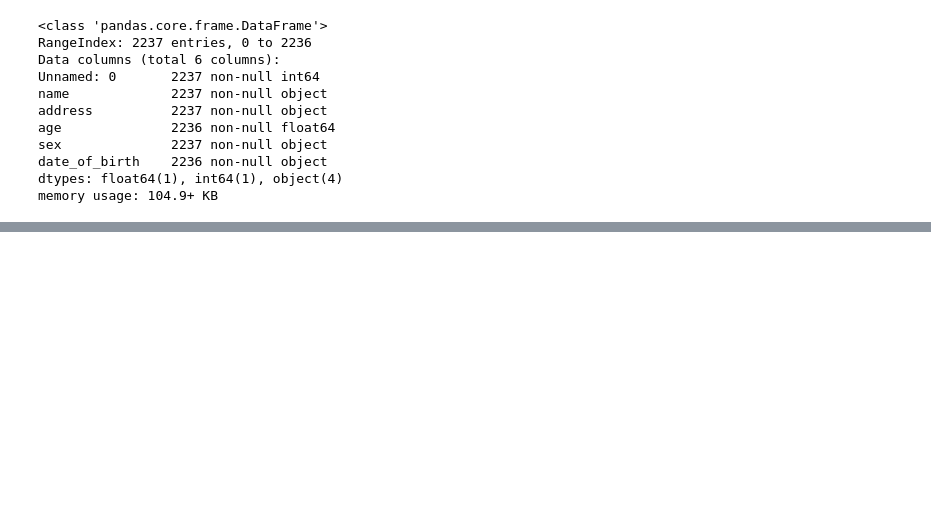
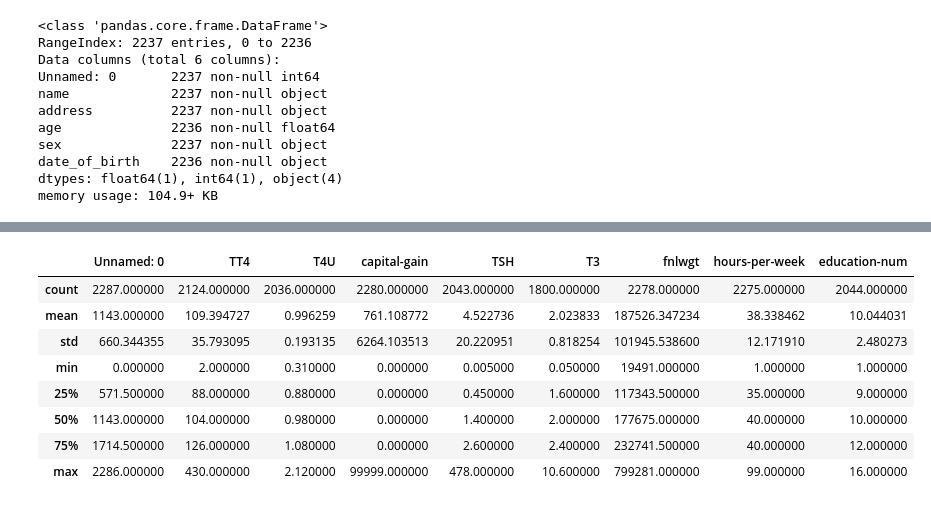
Before and after one commit to MatusPilnan/nadejny-informatik, a Jupyter notebook: utrzok-z-krabicky-od-marlboriek.ipynb, the cells around one changed output, grey strips where cells are left out. Saved outputs shown, nothing was run; the diff lists cells and outputs as text; code cells hidden in the pictures; blank space fills up the shorter version.

```diff
--- a/utrzok-z-krabicky-od-marlboriek.ipynb
+++ b/utrzok-z-krabicky-od-marlboriek.ipynb
@@ -45,0 +62,3 @@ memory usage: 104.9+ KB
+# %%
+other = pd.read_csv("data/other_train.csv")
+other['TBG'].unique()
@@ -45,0 +80,12 @@ memory usage: 104.9+ KB
+# %%
+other.describe()
+# %% [output]
+|  | Unnamed: 0 | TT4 | T4U | capital-gain | TSH | T3 | fnlwgt | hours-per-week | education-num |
+| count | 2287.000000 | 2124.000000 | 2036.000000 | 2280.000000 | 2043.000000 | 1800.000000 | 2278.000000 | 2275.000000 | 2044.000000 |
+| mean | 1143.000000 | 109.394727 | 0.996259 | 761.108772 | 4.522736 | 2.023833 | 187526.347234 | 38.338462 | 10.044031 |
+| std | 660.344355 | 35.793095 | 0.193135 | 6264.103513 | 20.220951 | 0.818254 | 101945.538600 | 12.171910 | 2.480273 |
+| min | 0.000000 | 2.000000 | 0.310000 | 0.000000 | 0.005000 | 0.050000 | 19491.000000 | 1.000000 | 1.000000 |
+| 25% | 571.500000 | 88.000000 | 0.880000 | 0.000000 | 0.450000 | 1.600000 | 117343.500000 | 35.000000 | 9.000000 |
+| 50% | 1143.000000 | 104.000000 | 0.980000 | 0.000000 | 1.400000 | 2.000000 | 177675.000000 | 40.000000 | 10.000000 |
+| 75% | 1714.500000 | 126.000000 | 1.080000 | 0.000000 | 2.600000 | 2.400000 | 232741.500000 | 40.000000 | 12.000000 |
+| max | 2286.000000 | 430.000000 | 2.120000 | 99999.000000 | 478.000000 | 10.600000 | 799281.000000 | 99.000000 | 16.000000 |
```
Also changed, not shown: parts of 29 cells of this notebook.
